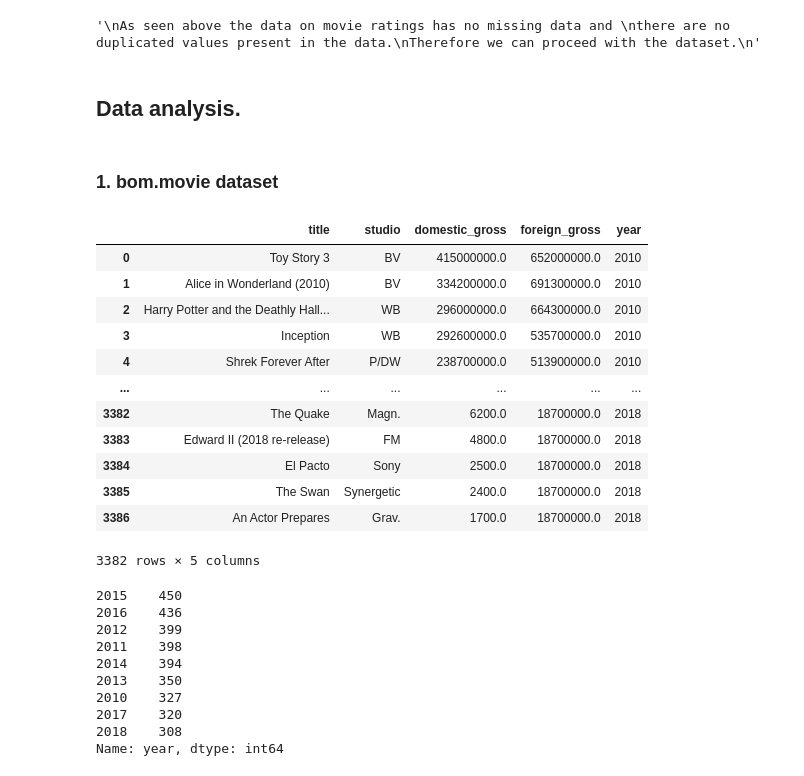
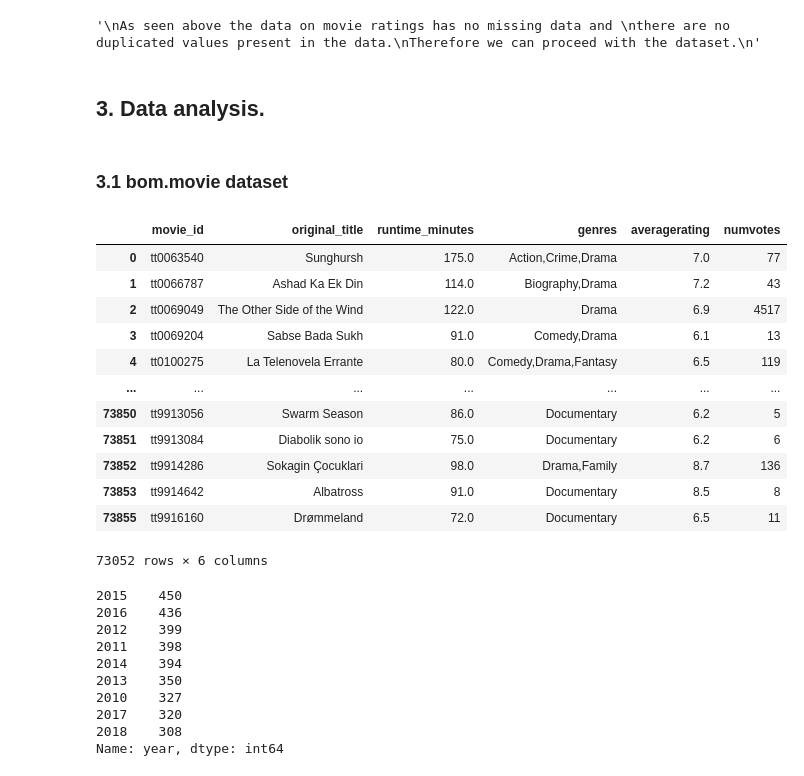
Before and after one commit to kamaupaul/Phase1_project, a Jupyter notebook: student.ipynb, the cells around one changed output. Drawn from its saved outputs; the diff is of its cells as text; code cells hidden in the pictures.

```diff
--- a/student.ipynb
+++ b/student.ipynb
@@ -418,2 +427,14 @@ Name: runtime_minutes, dtype: float64
 # %% [markdown]
 since the mean and media are fairly close we can opt to replace the missing data with the median
+# %%
+# we can join the two tables movie basics and movie ratings using the movie id.
+# selecting the most useful columns.
+q ='''
+SELECT movie_id, original_title, runtime_minutes, genres, averagerating, numvotes
+FROM movie_basics
+JOIN movie_ratings
+    USING(movie_id)
+    ;
+    '''
+imdb = pd.read_sql(q,conn)
+imdb
@@ -420,3 +455,3 @@ since the mean and media are fairly close we can opt to replace the missing data
 # %%
 # filling the missing values with the meadian.
-movie_basics['runtime_minutes'] = movie_basics['runtime_minutes'].fillna(movie_basics['runtime_minutes'].median())
+imdb['runtime_minutes'] = imdb['runtime_minutes'].fillna(imdb['runtime_minutes'].median())
@@ -476,5 +503,5 @@ Since we cannot replace the genre as it can potray wrong information and all the
 original title do not have a genre we can drop the null values.
 # %%
 # Drop the rows that have null values
-movie_basics.dropna(inplace = True)
+imdb.dropna(inplace = True)
 # %%
@@ -541,26 +568,26 @@ Therefore we can proceed with the dataset.
 # %% [output]
 '\nAs seen above the data on movie ratings has no missing data and \nthere are no duplicated values present in the data.\nTherefore we can proceed with the dataset.\n'
 # %% [markdown]
-## Data analysis.
+## 3. Data analysis.
 # %% [markdown]
-### 1. bom.movie dataset
+### 3.1 bom.movie dataset
 # %%
 #  preview the dataset
-movie_gross
+imdb
 # %% [output]
-|  | title | studio | domestic_gross | foreign_gross | year |
-| 0 | Toy Story 3 | BV | 415000000.0 | 652000000.0 | 2010 |
-| 1 | Alice in Wonderland (2010) | BV | 334200000.0 | 691300000.0 | 2010 |
-| 2 | Harry Potter and the Deathly Hall... | WB | 296000000.0 | 664300000.0 | 2010 |
-| 3 | Inception | WB | 292600000.0 | 535700000.0 | 2010 |
-| 4 | Shrek Forever After | P/DW | 238700000.0 | 513900000.0 | 2010 |
-| ... | ... | ... | ... | ... | ... |
-| 3382 | The Quake | Magn. | 6200.0 | 18700000.0 | 2018 |
-| 3383 | Edward II (2018 re-release) | FM | 4800.0 | 18700000.0 | 2018 |
-| 3384 | El Pacto | Sony | 2500.0 | 18700000.0 | 2018 |
-| 3385 | The Swan | Synergetic | 2400.0 | 18700000.0 | 2018 |
-| 3386 | An Actor Prepares | Grav. | 1700.0 | 18700000.0 | 2018 |
+|  | movie_id | original_title | runtime_minutes | genres | averagerating | numvotes |
+| 0 | tt0063540 | Sunghursh | 175.0 | Action,Crime,Drama | 7.0 | 77 |
+| 1 | tt0066787 | Ashad Ka Ek Din | 114.0 | Biography,Drama | 7.2 | 43 |
+| 2 | tt0069049 | The Other Side of the Wind | 122.0 | Drama | 6.9 | 4517 |
+| 3 | tt0069204 | Sabse Bada Sukh | 91.0 | Comedy,Drama | 6.1 | 13 |
+| 4 | tt0100275 | La Telenovela Errante | 80.0 | Comedy,Drama,Fantasy | 6.5 | 119 |
+| ... | ... | ... | ... | ... | ... | ... |
+| 73850 | tt9913056 | Swarm Season | 86.0 | Documentary | 6.2 | 5 |
+| 73851 | tt9913084 | Diabolik sono io | 75.0 | Documentary | 6.2 | 6 |
+| 73852 | tt9914286 | Sokagin Çocuklari | 98.0 | Drama,Family | 8.7 | 136 |
+| 73853 | tt9914642 | Albatross | 91.0 | Documentary | 8.5 | 8 |
+| 73855 | tt9916160 | Drømmeland | 72.0 | Documentary | 6.5 | 11 |
-3382 rows × 5 columns
+73052 rows × 6 columns
 # %%
 # investigate the years of production
 movie_gross['year'].value_counts()
```
Also changed, not shown: parts of 70 cells of this notebook.
